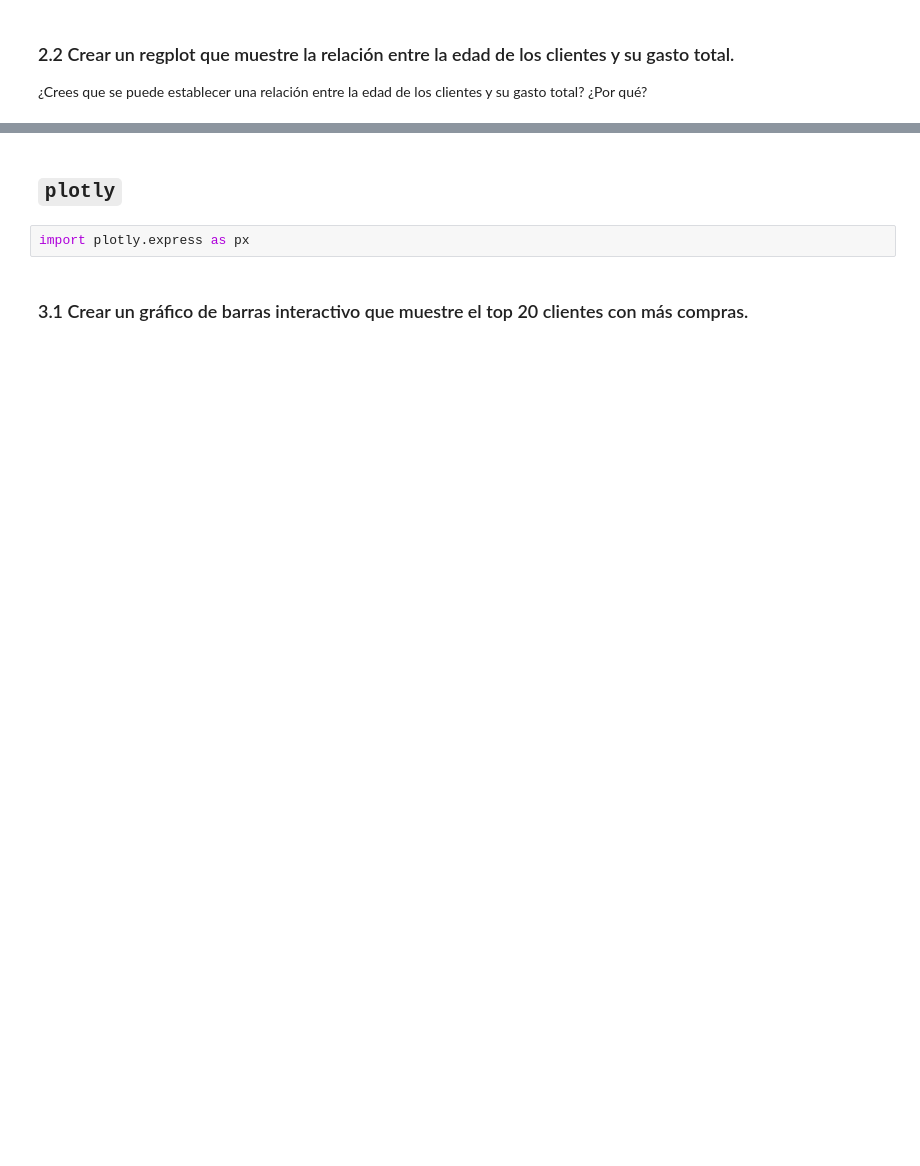
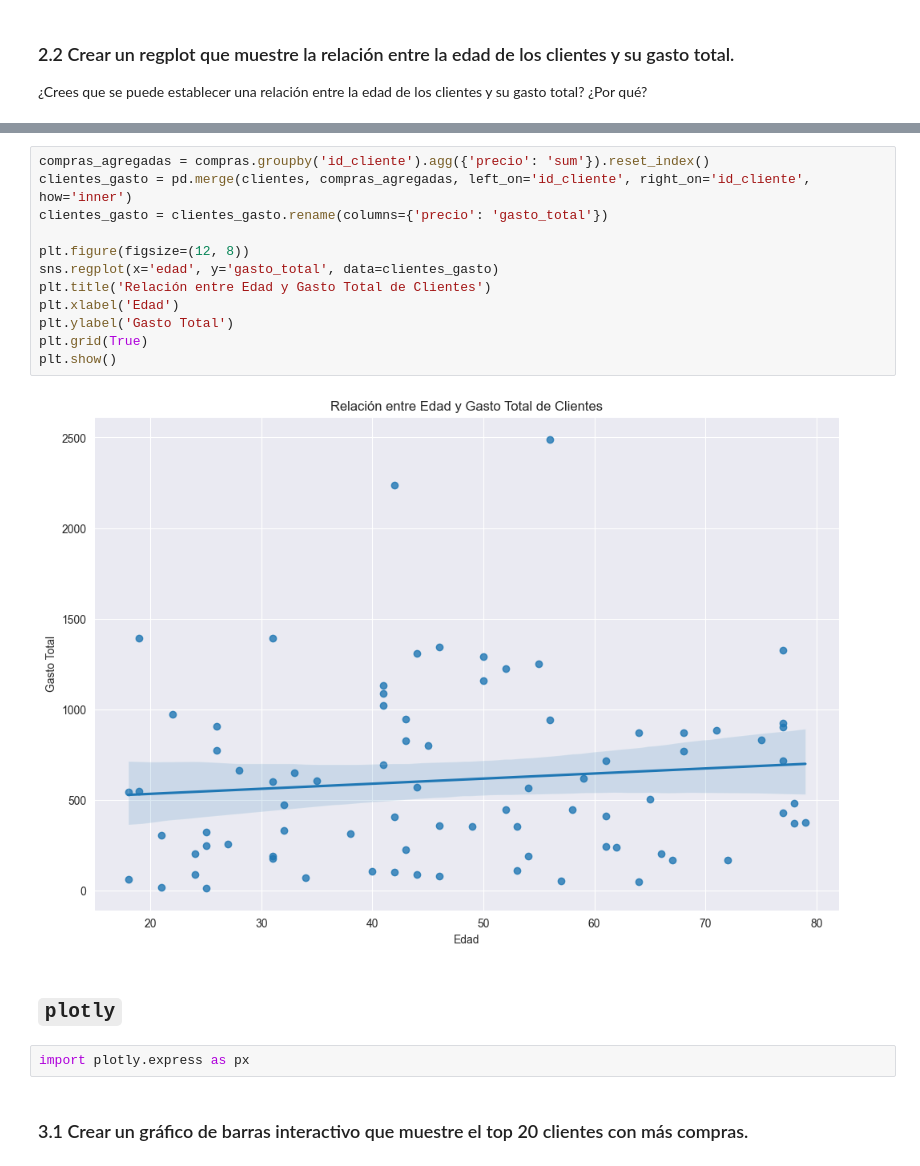
Before and after one commit to guiEmotiv/MSCDIA-2425, a Jupyter notebook: Programación 101/Evaluación continua 9/ec_eda_enunciado.ipynb, the cells around one changed output, grey strips where cells are left out. Saved outputs shown, nothing was run; the diff lists cells and outputs as text; blank space fills up the shorter version.

```diff
--- a/Programación 101/Evaluación continua 9/ec_eda_enunciado.ipynb
+++ b/Programación 101/Evaluación continua 9/ec_eda_enunciado.ipynb
@@ -83,3 +87,17 @@ sns.regplot(data=clientes, x = compras['producto'], y = compras['precio'])
+# %%
+compras_agregadas = compras.groupby('id_cliente').agg({'precio': 'sum'}).reset_index()
+clientes_gasto = pd.merge(clientes, compras_agregadas, left_on='id_cliente', right_on='id_cliente', how='inner')
+clientes_gasto = clientes_gasto.rename(columns={'precio': 'gasto_total'})
+
+plt.figure(figsize=(12, 8))
+sns.regplot(x='edad', y='gasto_total', data=clientes_gasto)
+plt.title('Relación entre Edad y Gasto Total de Clientes')
+plt.xlabel('Edad')
+plt.ylabel('Gasto Total')
+plt.grid(True)
+plt.show()
+# %% [output]
+[figure, added]
 # %% [markdown]
 ## `plotly`
 # %%
```
Also changed, not shown: parts of 9 cells of this notebook.
